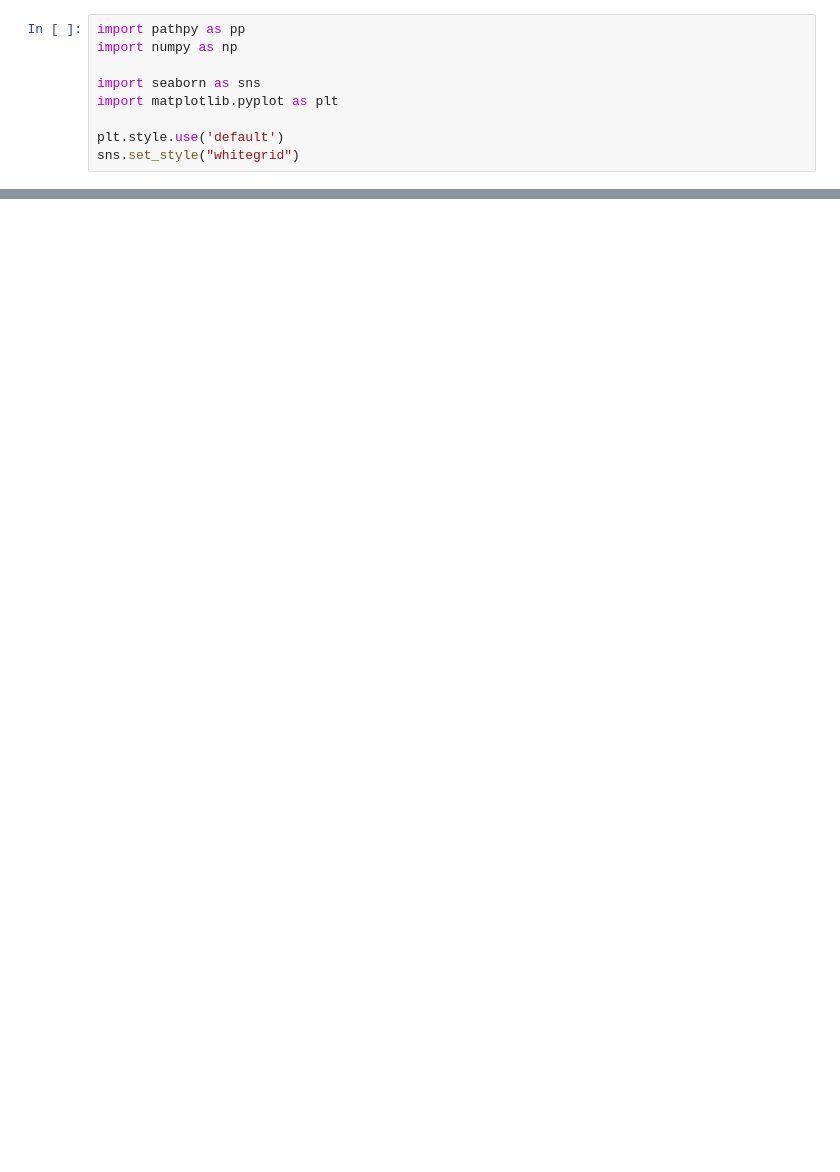
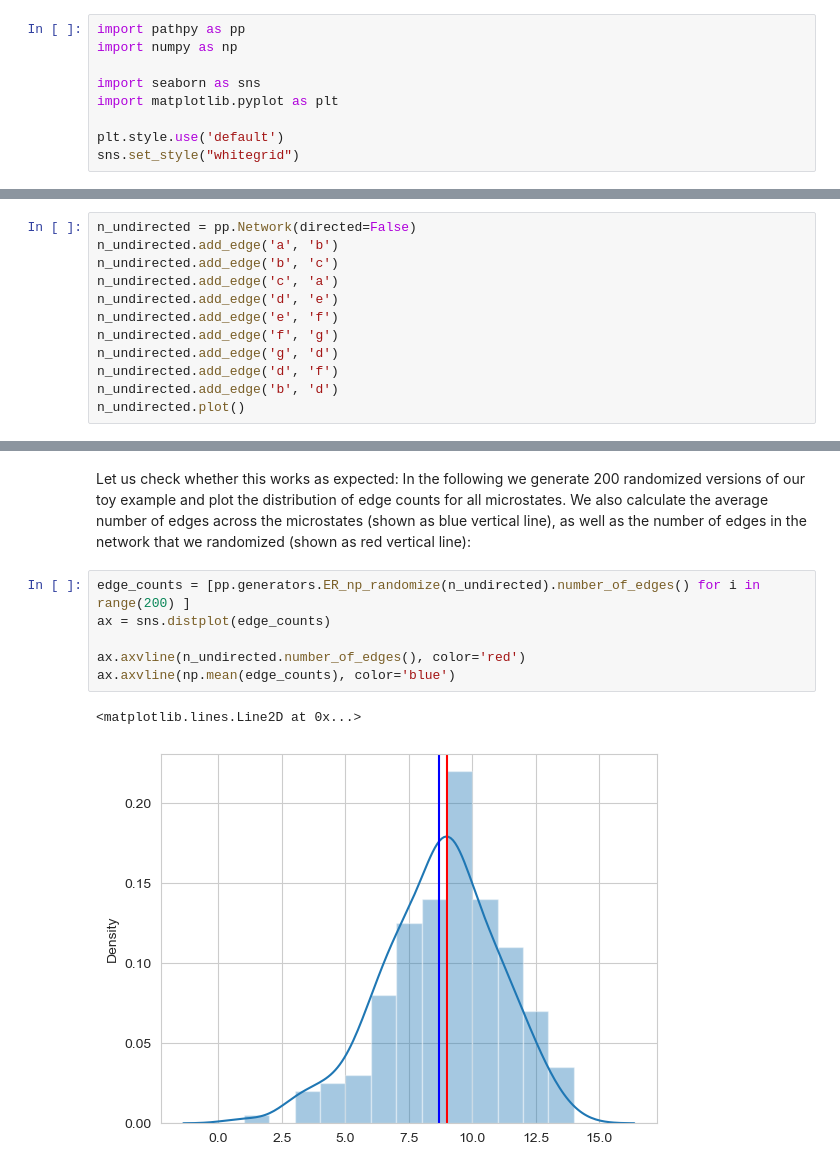
Before and after one commit to IngoScholtes/dans2022_netsci_tutorial, a Jupyter notebook: 17_random_graphs.ipynb, the cells around one changed output, grey strips where cells are left out. Saved outputs shown, nothing was run; the diff lists cells and outputs as text; blank space fills up the shorter version.

```diff
--- a/19_Watts_Strogatz_Model.ipynb
+++ b/17_random_graphs.ipynb
@@ -179,0 +133,12 @@ These curves confirm that we can indeed find an intermediate range of values for
+# %%
+n_undirected = pp.Network(directed=False)
+n_undirected.add_edge('a', 'b')
+n_undirected.add_edge('b', 'c')
+n_undirected.add_edge('c', 'a')
+n_undirected.add_edge('d', 'e')
+n_undirected.add_edge('e', 'f')
+n_undirected.add_edge('f', 'g')
+n_undirected.add_edge('g', 'd')
+n_undirected.add_edge('d', 'f')
+n_undirected.add_edge('b', 'd')
+n_undirected.plot()
@@ -179,0 +161,11 @@ These curves confirm that we can indeed find an intermediate range of values for
+# %% [markdown]
+Let us check whether this works as expected: In the following we generate 200 randomized versions of our toy example and plot the distribution of edge counts for all microstates. We also calculate the average number of edges across the microstates (shown as blue vertical line), as well as the number of edges in the network that we randomized (shown as red vertical line):
+# %%
+edge_counts = [pp.generators.ER_np_randomize(n_undirected).number_of_edges() for i in range(200) ]
+ax = sns.distplot(edge_counts)
+
+ax.axvline(n_undirected.number_of_edges(), color='red')
+ax.axvline(np.mean(edge_counts), color='blue')
+# %% [output]
+<matplotlib.lines.Line2D at 0x...>
+[figure, added]
```
Also changed, not shown: parts of 43 cells of this notebook, 22 other files.
